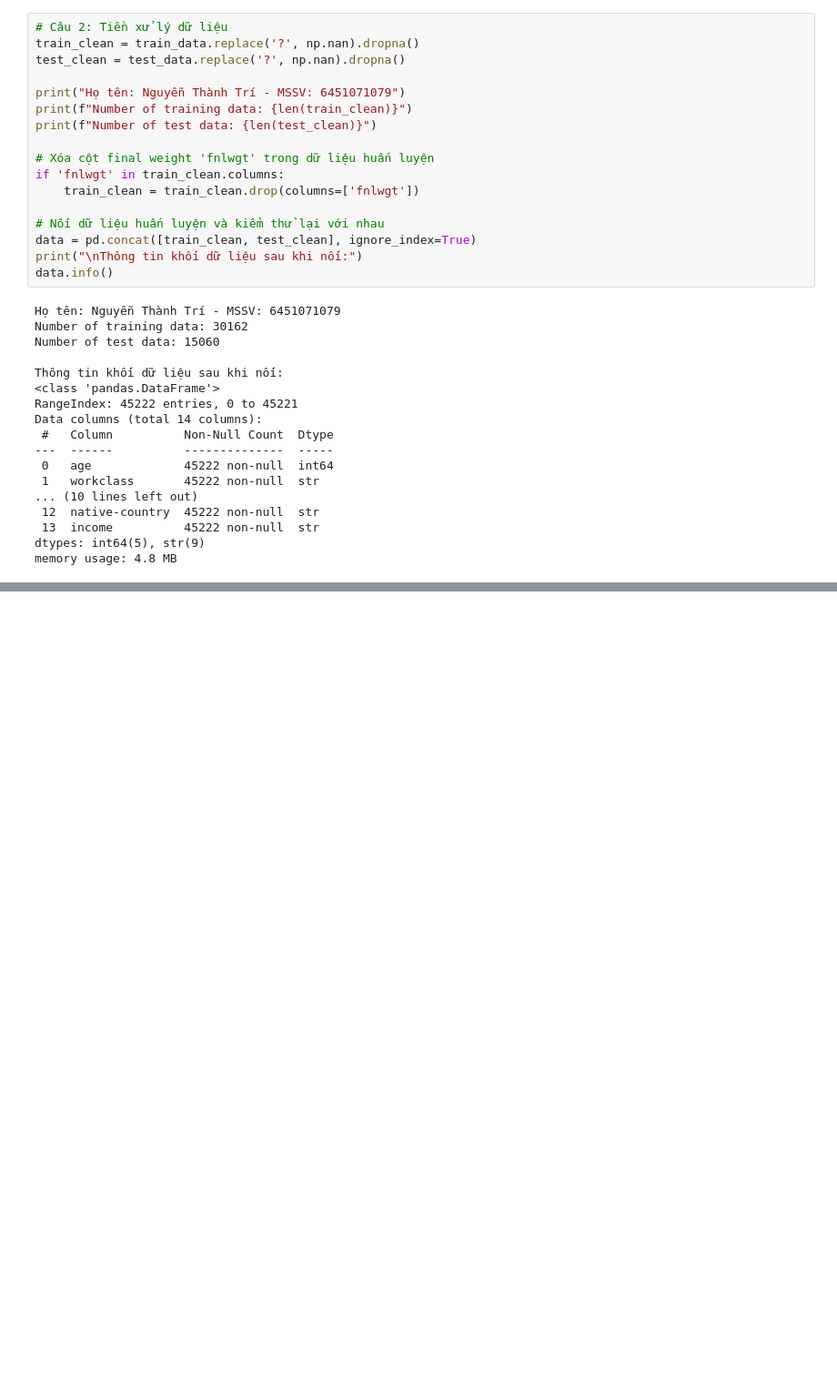
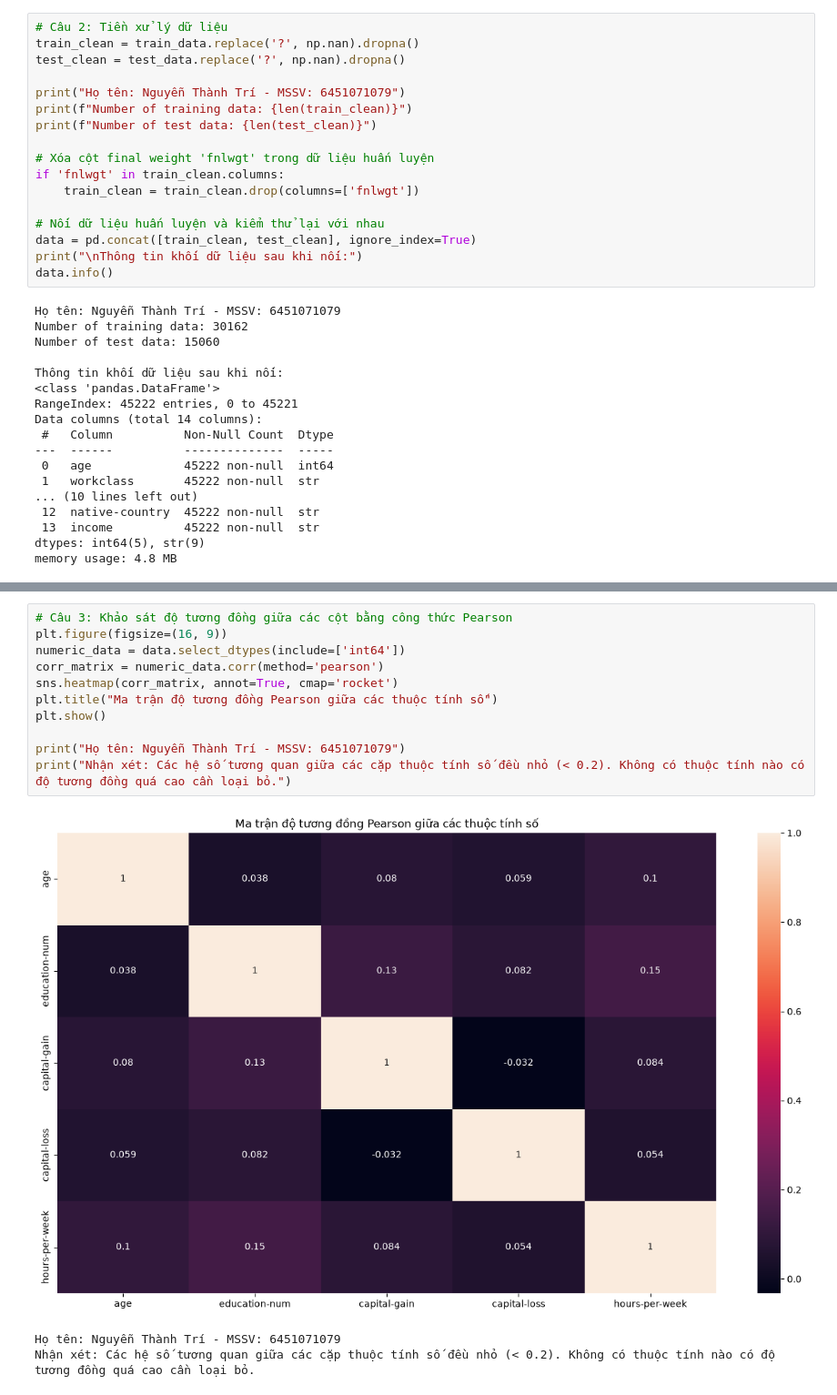
Before and after one commit to TriNguyenThanh/6451071079_Lab2, a Jupyter notebook: model/6451071079_LAB2_Bai1.ipynb, the cells around one changed output, grey strips where cells are left out. Shown at 91% size. Drawn from its saved outputs; the diff is of its cells as text; blank space fills up the shorter version.

Commit message:
feature<bai1_cau3>: khao sat tuong quan pearson bang heatmap

```diff
--- a/model/6451071079_LAB2_Bai1.ipynb
+++ b/model/6451071079_LAB2_Bai1.ipynb
@@ -88,0 +93,15 @@ memory usage: 4.8 MB
+# %%
+# Câu 3: Khảo sát độ tương đồng giữa các cột bằng công thức Pearson
+plt.figure(figsize=(16, 9))
+numeric_data = data.select_dtypes(include=['int64'])
+corr_matrix = numeric_data.corr(method='pearson')
+sns.heatmap(corr_matrix, annot=True, cmap='rocket')
+plt.title("Ma trận độ tương đồng Pearson giữa các thuộc tính số")
+plt.show()
+
+print("Họ tên: Nguyễn Thành Trí - MSSV: 6451071079")
+print("Nhận xét: Các hệ số tương quan giữa các cặp thuộc tính số đều nhỏ (< 0.2). Không có thuộc tính nào có độ tương đồng quá cao cần loại bỏ.")
+# %% [output]
+[figure, added]
+Họ tên: Nguyễn Thành Trí - MSSV: 6451071079
+Nhận xét: Các hệ số tương quan giữa các cặp thuộc tính số đều nhỏ (< 0.2). Không có thuộc tính nào có độ tương đồng quá cao cần loại bỏ.
```
Also changed, not shown: parts of 1 cell of this notebook.
